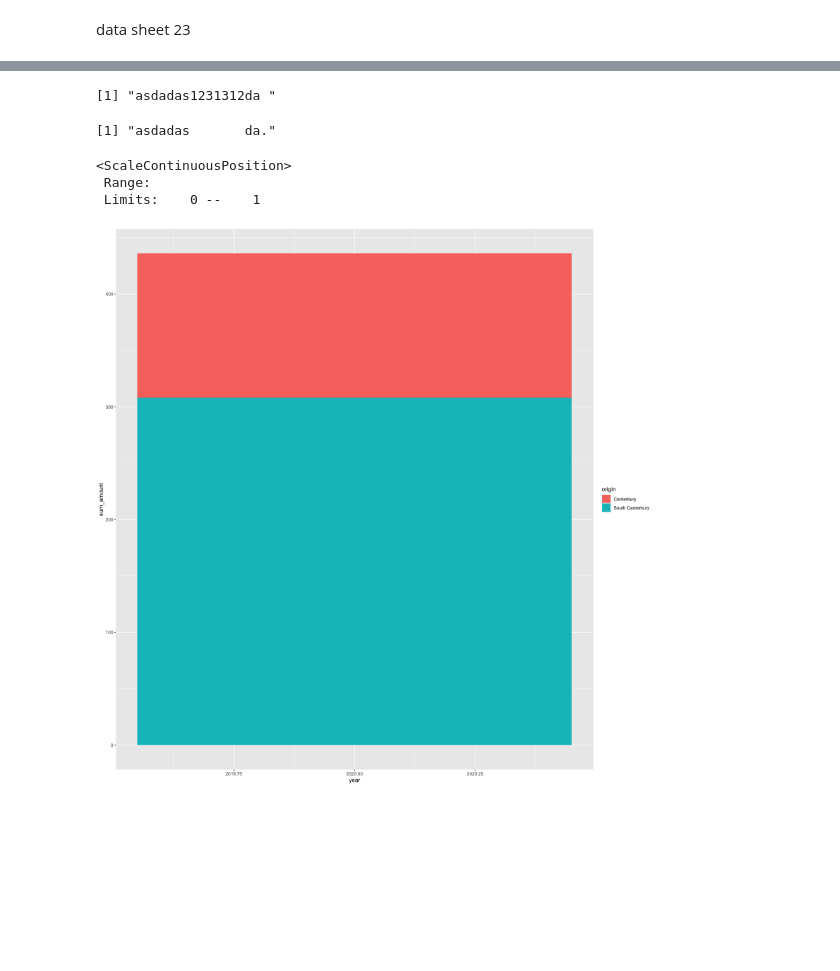
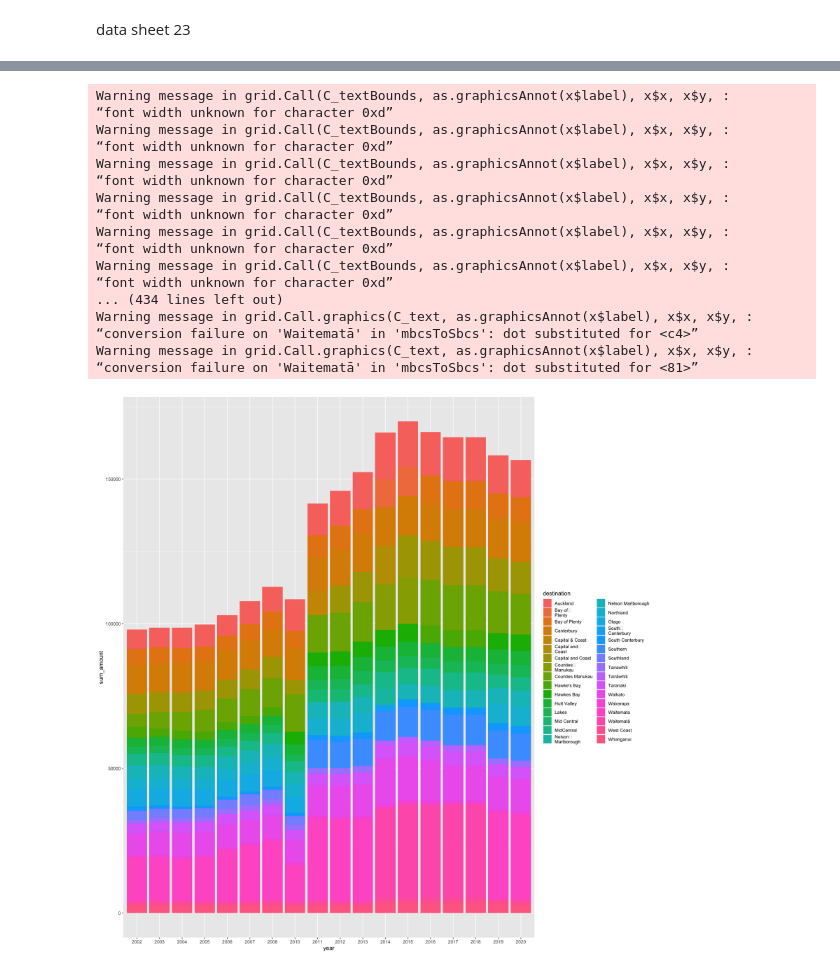
Before and after one commit to damiansastre/data201, a Jupyter notebook: project/project_damian.ipynb, the cells around one changed output, grey strips where cells are left out. Cells and saved outputs as stored; diff of their text form; code cells hidden in the pictures; blank space fills up the shorter version.

Commit message:
adding project data

```diff
--- a/project/project_damian.ipynb
+++ b/project/project_damian.ipynb
@@ -574,6 +538,18 @@ get_2002_to_2008_dhb_data <- function(file, sheet, range, year){
     return(dhb_df)
 }
 
+get_2010_dhb_data <- function(filename, sheet, range){
+    dhb_df <- filename %>% read_excel(sheet=sheet, range=range) %>% select(-Rate)
+    colnames(dhb_df)[1] <- 'dhb'
+    colnames(dhb_df)[2] <- 'amount'
+    dhb_df <- dhb_df %>% mutate(origin=dhb) %>%
+                         pivot_wider(names_from=origin, values_from=amount, values_fill=0) %>%
+                         mutate(year=2010)
+    colnames(dhb_df) <- normalize_2002_2008_column_names(colnames(dhb_df))
+    return(dhb_df)
+}
+
+
 get_2011_onwards_dhb_data <- function(file, sheet, header, range, year){
     header <- file %>% read_excel(sheet=sheet, range=header)
     dhb_df <- file %>% read_excel(sheet=sheet,range=range)
@@ -601,17 +577,17 @@ all_data_dhb <- get_2002_to_2008_dhb_data('mental_health2002.xls', "A20", 'A5:W2
                 rbind(get_2002_to_2008_dhb_data('mental_health2006.xls', "20A", 'A5:W26', 2006)) %>%
                 rbind(get_2002_to_2008_dhb_data('mental_health2007.xls', "20B", 'A5:W26', 2007)) %>%
                 rbind(get_2002_to_2008_dhb_data('mental_health2008.xls', "A20", 'A5:W26', 2008)) %>%
-                #rbind(get_2010_dhb_data())%>%
+                rbind(get_2010_dhb_data('mental_health2010.xls', "T10 Nos Rates 0910 DHB",'A2:C24'))%>%
                 rbind(get_2011_onwards_dhb_data('mental_health2011.xlsx', 'Table12', 'A4:V4', 'A5:v25', 2011)) %>%
                 rbind(get_2011_onwards_dhb_data('mental_health2012.xlsx', 'table12', 'A4:V4', 'A5:v25', 2012)) %>%
                 rbind(get_2011_onwards_dhb_data('mental_health2013.xlsx', 'table12', 'A4:V4', 'A5:v25', 2013)) %>%
-                rbind(get_2011_onwards_dhb_data('mental_health2014.xlsx', 'table12', 'A4:V4', 'A5:v25', 2014)) %>%
-                rbind(get_2011_onwards_dhb_data('mental_health2015.xlsx', 'table12', 'A4:V4', 'A5:v25', 2015)) %>%
-                rbind(get_2011_onwards_dhb_data('mental_health2016.xlsx', 'table12', 'A4:V4', 'A5:v25', 2016)) %>%
-                rbind(get_2011_onwards_dhb_data('mental_health2017.xlsx', 'table12', 'A4:V4', 'A5:v25', 2017)) %>%
-                rbind(get_2011_onwards_dhb_data('mental_health2018.xlsx', 'table12', 'A4:V4', 'A5:v25', 2018)) %>%
+                rbind(get_2011_onwards_dhb_data('mental_health2014.xlsx', 'table12', 'A4:V4', 'A5:v24', 2014)) %>%
+                rbind(get_2011_onwards_dhb_data('mental_health2015.xlsx', 'table12', 'A4:V4', 'A5:v24', 2015)) %>%
+                rbind(get_2011_onwards_dhb_data('mental_health2016.xlsx', 'table12', 'A4:V4', 'A5:v24', 2016)) %>%
+                rbind(get_2011_onwards_dhb_data('mental_health2017.xlsx', 'table12', 'A4:V4', 'A5:v24', 2017)) %>%
+                rbind(get_2011_onwards_dhb_data('mental_health2018.xlsx', 'table12', 'A4:V4', 'A5:v24', 2018)) %>%
                 rbind(get_2011_onwards_dhb_data('mental_health2019.xlsx', 'table12', 'A4:V4', 'A4:v25', 2019)) %>%
-                rbind(get_2011_onwards_dhb_data('mental_health2019.xlsx', 'table12', 'A4:V4', 'A4:v25', 2020))
+                rbind(get_2011_onwards_dhb_data('mental_health2020.xlsx', 'table12', 'A4:V4', 'A4:v25', 2020))
 
 
 all_data_dhb
@@ -655,23 +631,32 @@ A tibble: 347 × 24
-# %%
-x <- 'asdadasda.'
-str_replace_all(x, "[[:punct:]]", " ")
-# %% [output]
-[1] "asdadas1231312da "
-[1] "asdadas       da."
 # %%
-longer_dhb_data <- all_data_dhb %>% pivot_longer(cols=-c('District Health Board of service', 'year'), names_to = "origin", values_to = "amount")
-names(longer_dhb_data)[names(longer_dhb_data) == 'District Health Board of service'] <- "destination"
+all_data_dhb <- all_data_dhb %>% mutate(across(everything(), as.character))
+longer_dhb_data <- all_data_dhb %>% pivot_longer(cols=-c('dhb', 'year'), names_to = "origin", values_to = "amount")
+names(longer_dhb_data)[names(longer_dhb_data) == 'dhb'] <- "destination"
 longer_dhb_data <- longer_dhb_data %>% select(origin, destination, amount, year)
+longer_dhb_data <- longer_dhb_data %>% mutate(amount=as.integer(amount))
 # %%
-longer_dhb_data %>% filter(destination=='Canterbury', origin %in% c('Canterbury', 'South Canterbury'), year=='') %>%
-                    group_by(destination, origin, year) %>%
-                    select(destination, year, origin, amount) %>%
+longer_dhb_data %>% filter(destination!='Unknown')%>%
+                    group_by(destination, year) %>%
+                    select(destination, year,  amount) %>%
                     summarise(sum_amount = round(sum(amount)), .groups='drop_last') %>%  # getting the mean amount of users for each user type by hour (droping the last column)
-                    ggplot(aes(fill=origin, y=sum_amount, x=year)) +
-                    geom_bar(position="stack", stat="identity") #+
-                    scale_x_continuous(breaks=years$year)
+                    ggplot(aes(fill=destination, y=sum_amount, x=year)) +
+                    geom_bar(position="stack", stat="identity")
 # %% [output]
-<ScaleContinuousPosition>
- Range:
- Limits:    0 --    1
+Warning message in grid.Call(C_textBounds, as.graphicsAnnot(x$label), x$x, x$y, :
+“font width unknown for character 0xd”
+Warning message in grid.Call(C_textBounds, as.graphicsAnnot(x$label), x$x, x$y, :
+“font width unknown for character 0xd”
+Warning message in grid.Call(C_textBounds, as.graphicsAnnot(x$label), x$x, x$y, :
+“font width unknown for character 0xd”
+Warning message in grid.Call(C_textBounds, as.graphicsAnnot(x$label), x$x, x$y, :
+“font width unknown for character 0xd”
+Warning message in grid.Call(C_textBounds, as.graphicsAnnot(x$label), x$x, x$y, :
+“font width unknown for character 0xd”
+Warning message in grid.Call(C_textBounds, as.graphicsAnnot(x$label), x$x, x$y, :
+“font width unknown for character 0xd”
+... (434 lines left out)
+Warning message in grid.Call.graphics(C_text, as.graphicsAnnot(x$label), x$x, x$y, :
+“conversion failure on 'Waitematā' in 'mbcsToSbcs': dot substituted for <c4>”
+Warning message in grid.Call.graphics(C_text, as.graphicsAnnot(x$label), x$x, x$y, :
+“conversion failure on 'Waitematā' in 'mbcsToSbcs': dot substituted for <81>”
-[figure, old version]
+[figure, new version]
```
Also changed, not shown: parts of 5 cells of this notebook.
